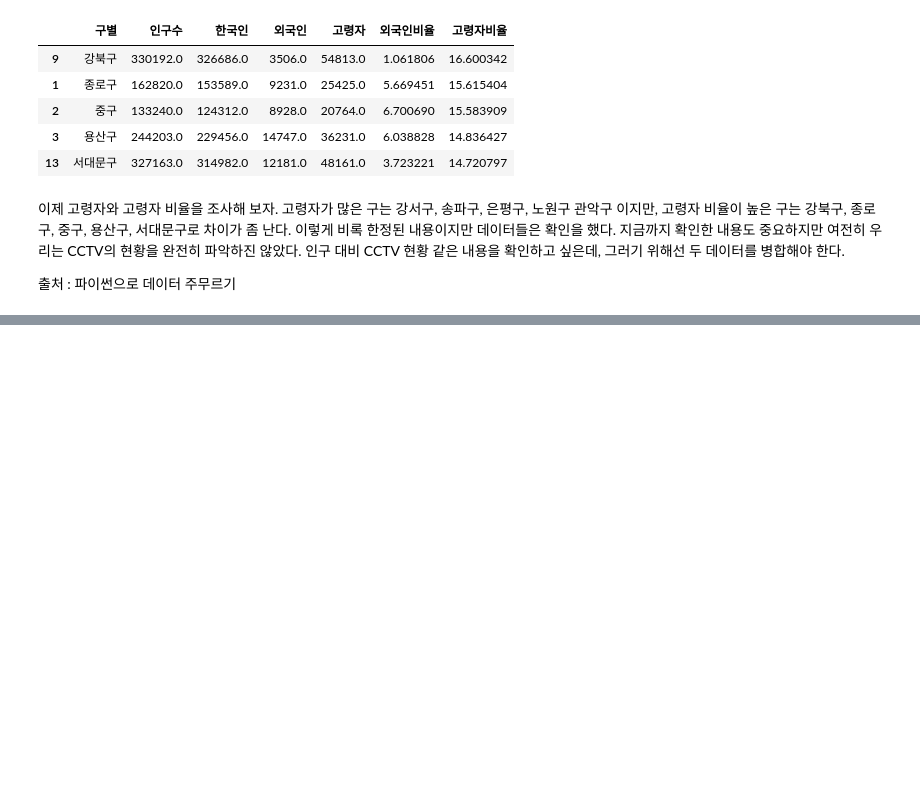
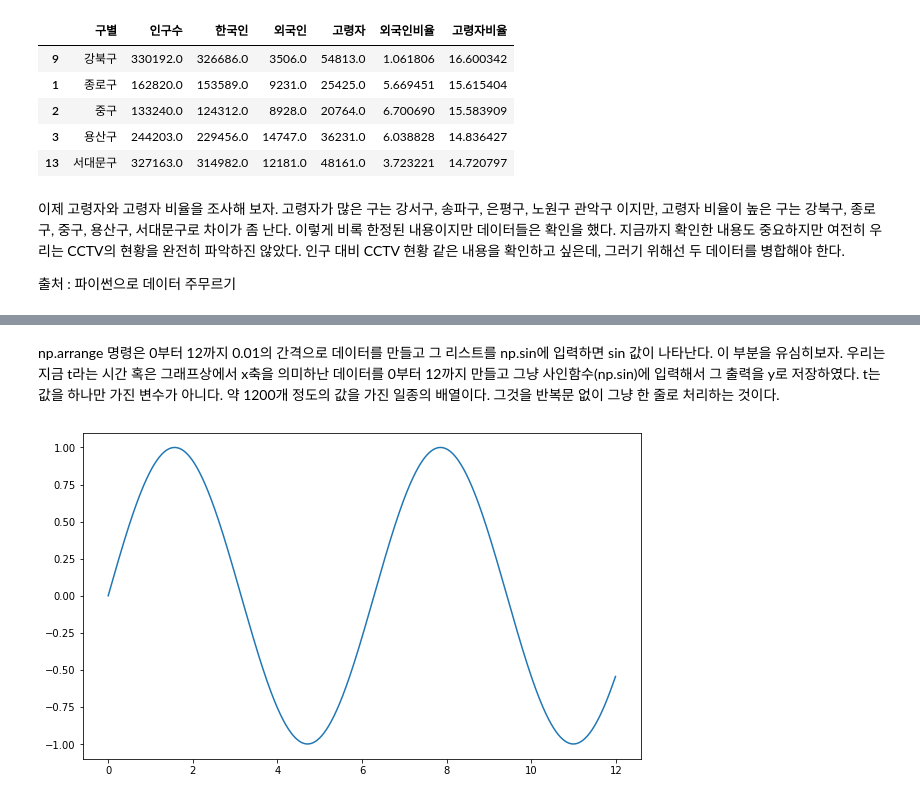
Before and after one commit to jaeyoon89/python_datascience_study, a Jupyter notebook: ch1_analysis_CCTV_Seoul_#1.ipynb, the cells around one changed output, grey strips where cells are left out. Saved outputs shown, nothing was run; the diff lists cells and outputs as text; code cells hidden in the pictures; blank space fills up the shorter version.

```diff
--- a/ch1_analysis_CCTV_Seoul_#1.ipynb
+++ b/ch1_analysis_CCTV_Seoul_#1.ipynb
@@ -623,0 +975,8 @@ pop_Seoul.sort_values(by='고령자비율', ascending=False).head(5)
+# %% [markdown]
+np.arrange 명령은 0부터 12까지 0.01의 간격으로 데이터를 만들고 그 리스트를 np.sin에 입력하면 sin 값이 나타난다. 이 부분을 유심히보자. 우리는 지금 t라는 시간 혹은 그래프상에서 x축을 의미하난 데이터를 0부터 12까지 만들고 그냥 사인함수(np.sin)에 입력해서 그 출력을 y로 저장하였다. t는 값을 하나만 가진 변수가 아니다. 약 1200개 정도의 값을 가진 일종의 배열이다. 그것을 반복문 없이 그냥 한 줄로 처리하는 것이다.
+# %%
+plt.figure(figsize=(10,6))
+plt.plot(t,y)
+plt.show()
+# %% [output]
+[figure, added]
```
Also changed, not shown: parts of 99 cells of this notebook.
